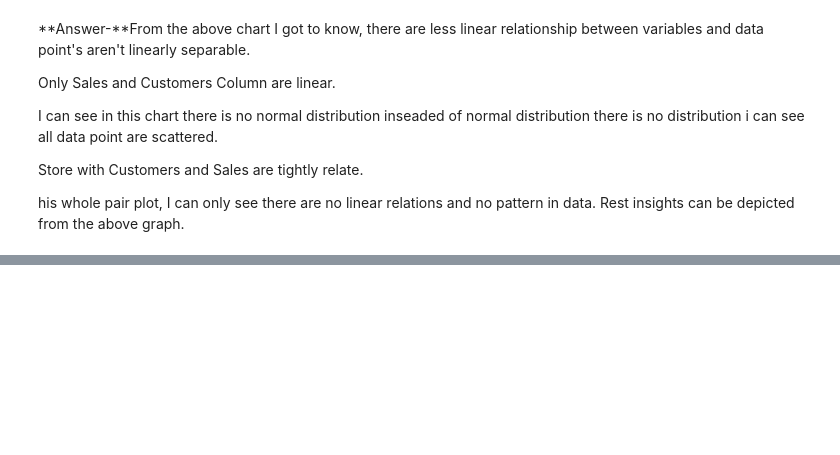
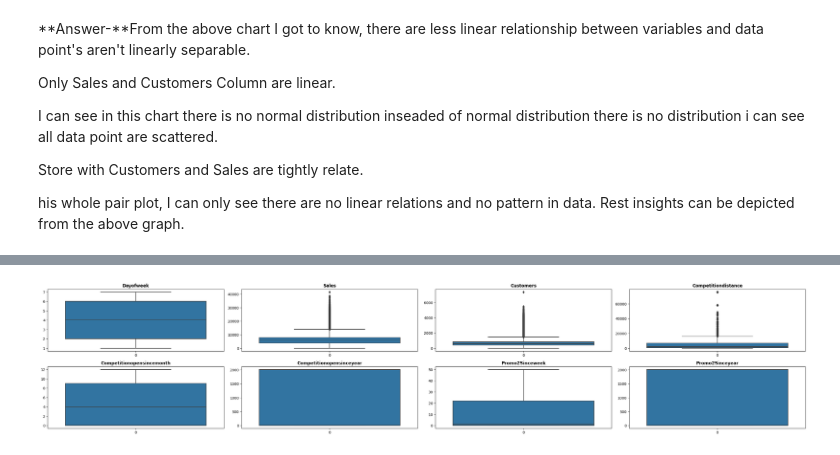
Before and after one commit to David-Kumawat/Retail_Sales_Prediction-Regression, a Jupyter notebook: Regression_Retail_Sales_Prediction.ipynb, the cells around one changed output, grey strips where cells are left out. Saved outputs shown, nothing was run; the diff lists cells and outputs as text; code cells hidden in the pictures; blank space fills up the shorter version.

Commit message:
Second commit (Hypothesis Testing & Outliers treatment )

```diff
--- a/Regression_Retail_Sales_Prediction.ipynb
+++ b/Regression_Retail_Sales_Prediction.ipynb
@@ -991,0 +1196,16 @@ his whole pair plot, I can only see there are no linear relations and no pattern
+# %%
+# Creating continuous features list
+Continuous_features = ['DayOfWeek','Sales','Customers',
+                    'CompetitionDistance','CompetitionOpenSinceMonth',
+                    'CompetitionOpenSinceYear','Promo2SinceWeek',
+                    'Promo2SinceYear',]
+# %%
+# checking outliers with the help of box plot for continous features
+plt.figure(figsize=(30,15))
+for n,column in enumerate(Continuous_features):
+  plt.subplot(5, 4, n+1)
+  sns.boxplot(df[column])
+  plt.title(f'{column.title()}',weight='bold')
+  plt.tight_layout()
+# %% [output]
+[figure, added]
```
Also changed, not shown: parts of 49 cells of this notebook.
